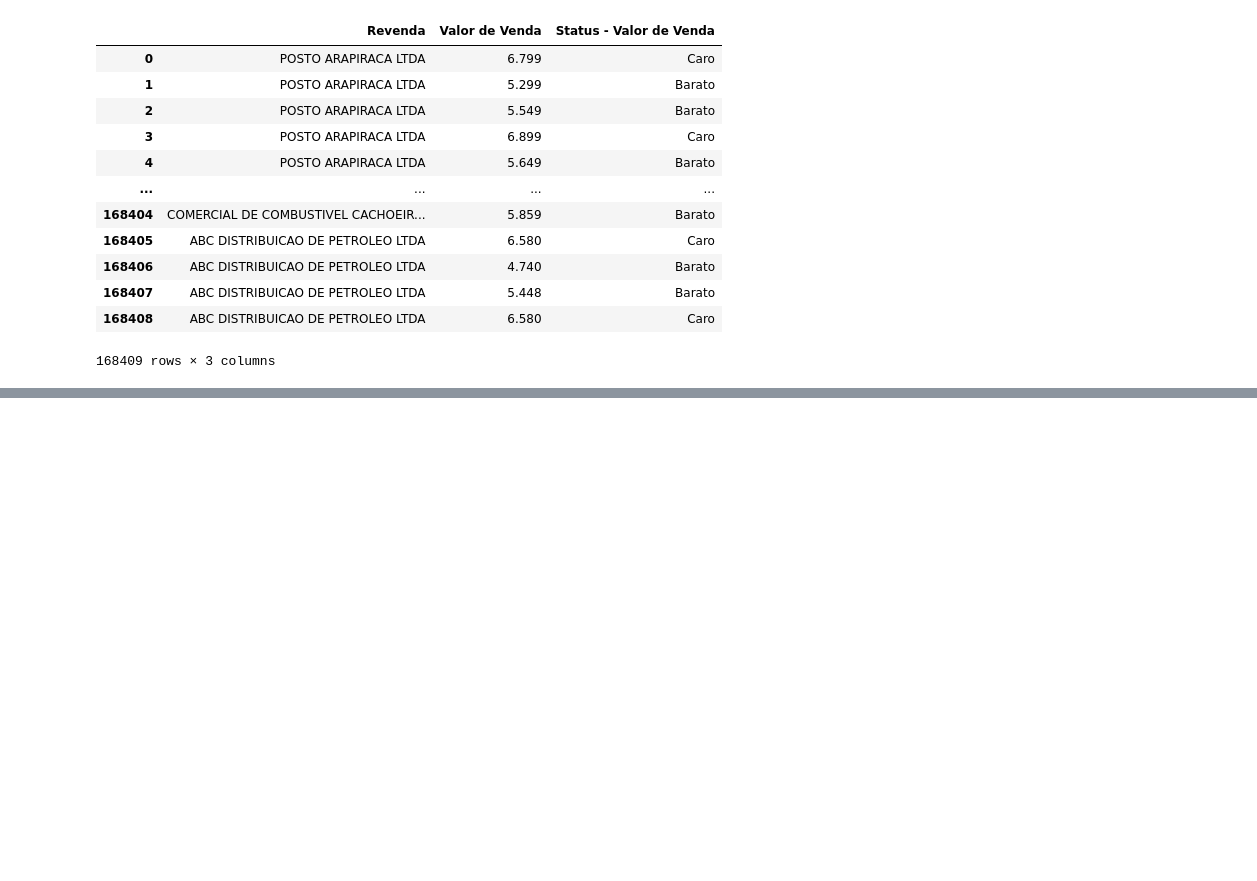
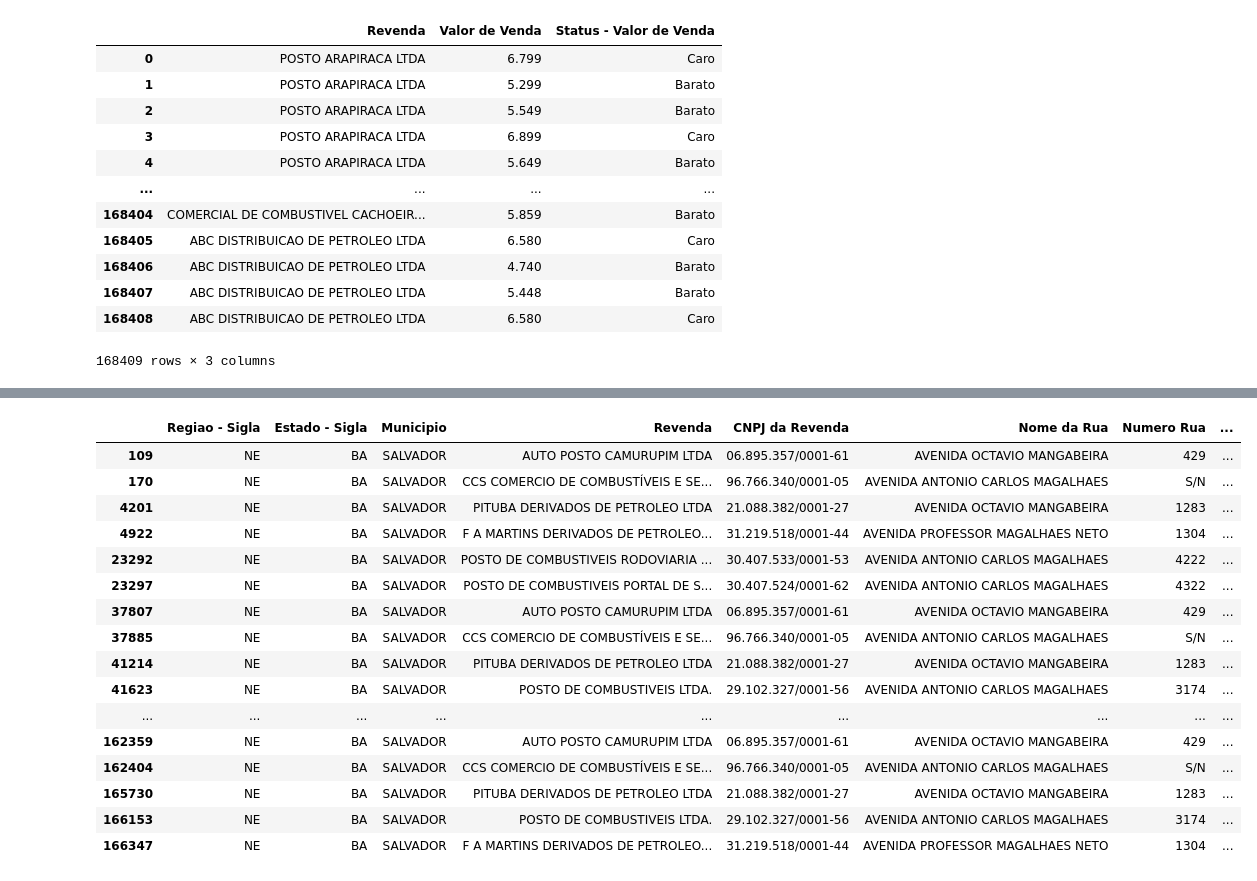
Before and after one commit to SulivanNascimento/AulasDePython, a Jupyter notebook: Aula4_1.ipynb, the cells around one changed output, grey strips where cells are left out. Drawn from its saved outputs; the diff is of its cells as text; code cells hidden in the pictures; blank space fills up the shorter version.

```diff
--- a/Aula4_1.ipynb
+++ b/Aula4_1.ipynb
@@ -56,0 +67,2 @@ display(combus_df[['Revenda', 'Valor de Venda', 'Status - Valor de Venda']])
+# %%
+combus_df = pd.read_excel("/content/ca-2021-02.xlsx")
@@ -56,0 +78,5 @@ display(combus_df[['Revenda', 'Valor de Venda', 'Status - Valor de Venda']])
+# %%
+import numpy as np
+
+combus_df['Status - Valor de Venda'] = np.where(combus_df['Valor de Venda'] > 6.5, 'Caro', 'Barato' )
+display(combus_df[['Revenda', 'Valor de Venda', 'Status - Valor de Venda']])
@@ -56,0 +97,20 @@ display(combus_df[['Revenda', 'Valor de Venda', 'Status - Valor de Venda']])
+# %%
+combus_df.loc[(combus_df['Estado - Sigla'] == 'BA') & (combus_df['Bairro'] == 'PITUBA') & (combus_df['Produto'] == 'GASOLINA')]
+# %% [output]
+|  | Regiao - Sigla | Estado - Sigla | Municipio | Revenda | CNPJ da Revenda | Nome da Rua | Numero Rua | ... |
+| 109 | NE | BA | SALVADOR | AUTO POSTO CAMURUPIM LTDA | 06.895.357/0001-61 | AVENIDA OCTAVIO MANGABEIRA | 429 | ... |
+| 170 | NE | BA | SALVADOR | CCS COMERCIO DE COMBUSTÍVEIS E SE... | 96.766.340/0001-05 | AVENIDA ANTONIO CARLOS MAGALHAES | S/N | ... |
+| 4201 | NE | BA | SALVADOR | PITUBA DERIVADOS DE PETROLEO LTDA | 21.088.382/0001-27 | AVENIDA OCTAVIO MANGABEIRA | 1283 | ... |
+| 4922 | NE | BA | SALVADOR | F A MARTINS DERIVADOS DE PETROLEO... | 31.219.518/0001-44 | AVENIDA PROFESSOR MAGALHAES NETO | 1304 | ... |
+| 23292 | NE | BA | SALVADOR | POSTO DE COMBUSTIVEIS RODOVIARIA ... | 30.407.533/0001-53 | AVENIDA ANTONIO CARLOS MAGALHAES | 4222 | ... |
+| 23297 | NE | BA | SALVADOR | POSTO DE COMBUSTIVEIS PORTAL DE S... | 30.407.524/0001-62 | AVENIDA ANTONIO CARLOS MAGALHAES | 4322 | ... |
+| 37807 | NE | BA | SALVADOR | AUTO POSTO CAMURUPIM LTDA | 06.895.357/0001-61 | AVENIDA OCTAVIO MANGABEIRA | 429 | ... |
+| 37885 | NE | BA | SALVADOR | CCS COMERCIO DE COMBUSTÍVEIS E SE... | 96.766.340/0001-05 | AVENIDA ANTONIO CARLOS MAGALHAES | S/N | ... |
+| 41214 | NE | BA | SALVADOR | PITUBA DERIVADOS DE PETROLEO LTDA | 21.088.382/0001-27 | AVENIDA OCTAVIO MANGABEIRA | 1283 | ... |
+| 41623 | NE | BA | SALVADOR | POSTO DE COMBUSTIVEIS LTDA. | 29.102.327/0001-56 | AVENIDA ANTONIO CARLOS MAGALHAES | 3174 | ... |
+| ... | ... | ... | ... | ... | ... | ... | ... | ... |
+| 162359 | NE | BA | SALVADOR | AUTO POSTO CAMURUPIM LTDA | 06.895.357/0001-61 | AVENIDA OCTAVIO MANGABEIRA | 429 | ... |
+| 162404 | NE | BA | SALVADOR | CCS COMERCIO DE COMBUSTÍVEIS E SE... | 96.766.340/0001-05 | AVENIDA ANTONIO CARLOS MAGALHAES | S/N | ... |
+| 165730 | NE | BA | SALVADOR | PITUBA DERIVADOS DE PETROLEO LTDA | 21.088.382/0001-27 | AVENIDA OCTAVIO MANGABEIRA | 1283 | ... |
+| 166153 | NE | BA | SALVADOR | POSTO DE COMBUSTIVEIS LTDA. | 29.102.327/0001-56 | AVENIDA ANTONIO CARLOS MAGALHAES | 3174 | ... |
+| 166347 | NE | BA | SALVADOR | F A MARTINS DERIVADOS DE PETROLEO... | 31.219.518/0001-44 | AVENIDA PROFESSOR MAGALHAES NETO | 1304 | ... |
```
Also changed, not shown: parts of 5 cells of this notebook.
